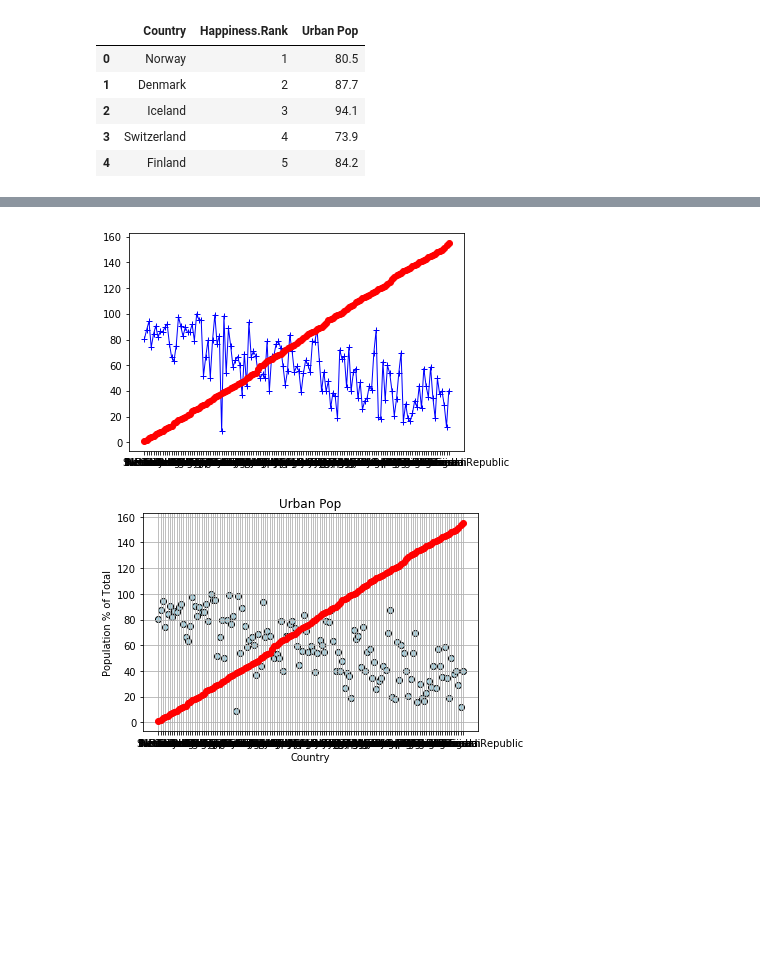
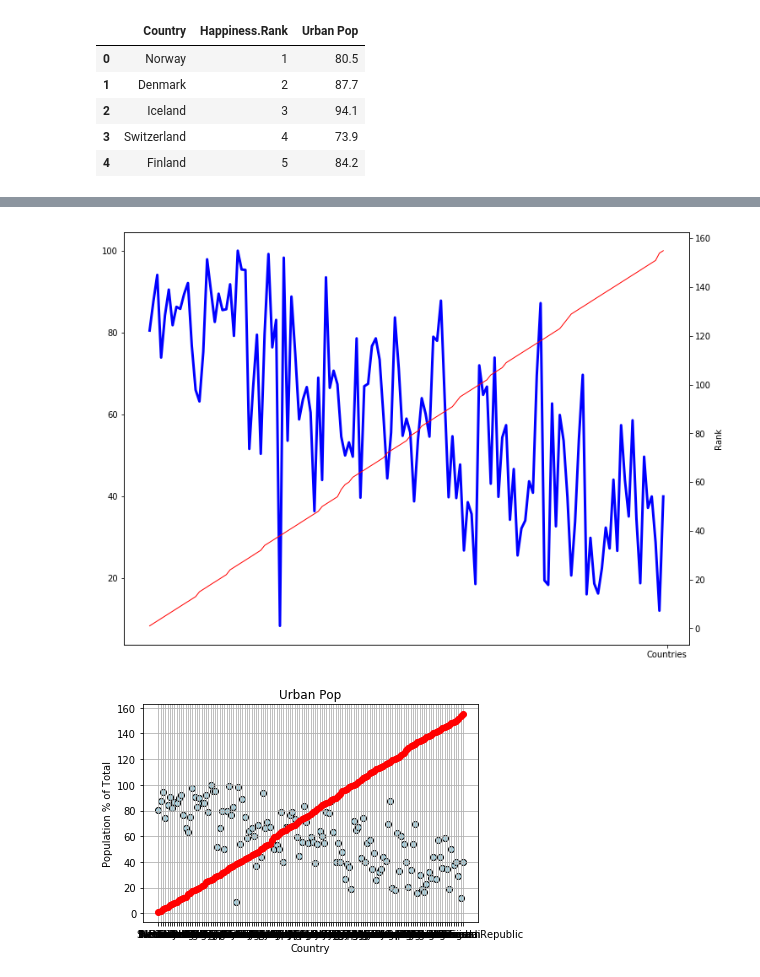
Before and after one commit to HBarker74582/Hap-Py, a Jupyter notebook: UN_Data.ipynb, the cells around one changed output, grey strips where cells are left out. Drawn from its saved outputs; the diff is of its cells as text; code cells hidden in the pictures; blank space fills up the shorter version.

```diff
--- a/UN_Data.ipynb
+++ b/UN_Data.ipynb
@@ -88,14 +121,31 @@ happy_urban.head()
 # %%
+# fig, ax1 = plt.subplots(figsize=(50, 15))
+
 x_axis = happy_urban["Country"]
 urban_data = happy_urban["Urban Pop"]
 happy_data = happy_urban["Happiness.Rank"]
 
+fig, ax1 = plt.subplots()
+ax2 = ax1.twinx()
+ax1.plot(x_axis, urban_data, color="blue", linewidth=3, label="Internet")
+ax2.plot(x_axis, happy_data,color="red", linewidth=1, label="Happy Index")
+# net = plt.plot(x_axis, urban_data, marker="+",color="blue", linewidth=1, label="Internet")
+# hap = plt.plot(x_axis, happy_data,color="red", linewidth=1, label="Happy Index")
+plt.xlabel("Countries")
+plt.ylabel("Rank")
+plt.xticks(["Countries"])
+fig = plt.gcf()
+fig.set_size_inches(12, 9)
 
 
-net = plt.plot(x_axis, urban_data, marker="+",color="blue", linewidth=1, label="Internet")
-hap = plt.plot(x_axis, happy_data, marker="o",color="red", linewidth=1, label="Happy Index")
+
+
+
+# Then you can call ax1.plot() and ax2.plot()
+
+# plt.savefig("UNDATA2.png")
 # %% [output]
-[figure, old version]
+[figure, new version]
 # %%
 
 plt.scatter(x_axis, urban_data, marker="o", facecolors="lightblue", edgecolors="black")
```
Also changed, not shown: parts of 3 cells of this notebook, 3 other files.
